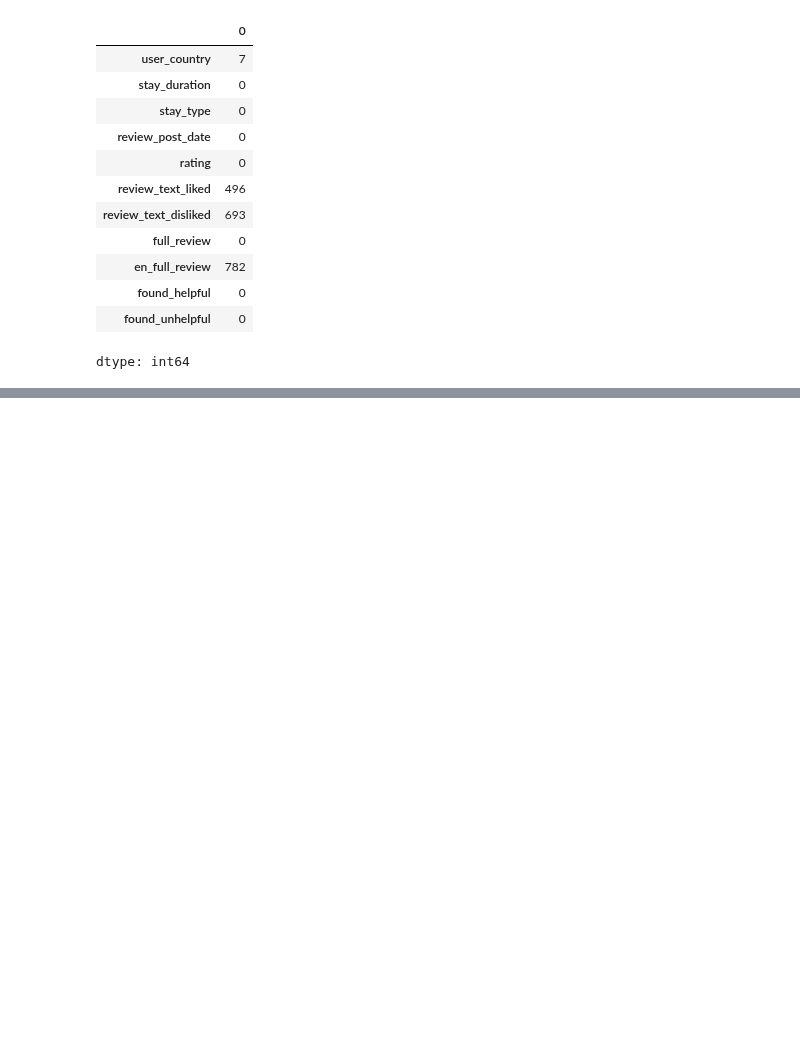
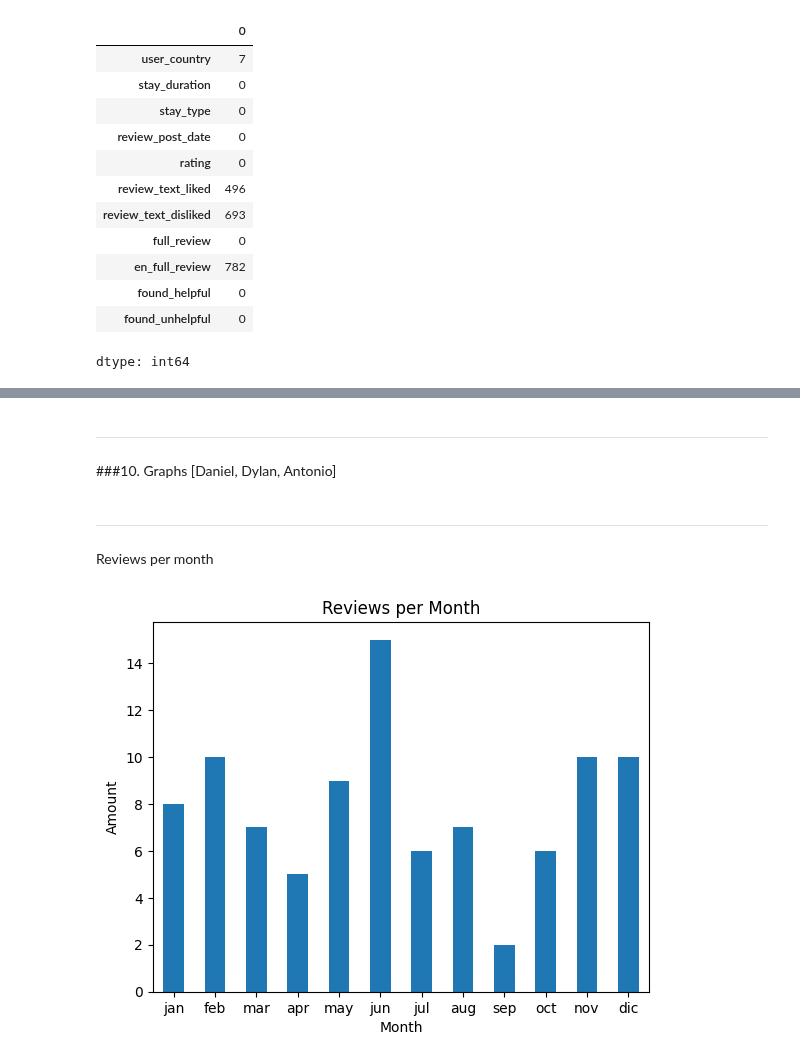
Before and after one commit to danielgancino/act2_si_225_group4, a Jupyter notebook: act2_si_eda_225_group4.ipynb, the cells around one changed output, grey strips where cells are left out. Drawn from its saved outputs; the diff is of its cells as text; code cells hidden in the pictures; blank space fills up the shorter version.

```diff
--- a/act2_si_eda_225_group4.ipynb
+++ b/act2_si_eda_225_group4.ipynb
@@ -122,0 +223,14 @@ dtype: int64
+# %%
+df['review_post_date'] = pd.to_datetime(df['review_post_date'], format="%m-%d-%Y %H:%M:%S")
+
+df['review_year'] = df['review_post_date'].dt.year
+df['review_month'] = df['review_post_date'].dt.month
+
+df = df[[
+    "user_country", "stay_duration", "stay_type",
+    "review_post_date", "review_year", "review_month",
+    "rating", "review_text_liked", "review_text_disliked",
+    "full_review", "en_full_review"
+]]
+
+df
@@ -122,0 +270,3 @@ dtype: int64
+# %%
+df = df.dropna()
+df.isnull().sum()
@@ -122,0 +365,13 @@ dtype: int64
+# %% [markdown]
+------------
+###10. Graphs [Daniel, Dylan, Antonio]
+# %% [markdown]
+------------------
+Reviews per month
+# %%
+months_labels = ['jan', 'feb', 'mar', 'apr', 'may', 'jun', 'jul', 'aug', 'sep', 'oct', 'nov', 'dic']
+df['review_month'].value_counts().reindex(range(1,13), fill_value=0).plot(kind='bar', title='Reviews per Month', xlabel='Month', ylabel='Amount')
+plt.xticks(ticks=range(12), labels=months_labels, rotation=0)
+plt.show()
+# %% [output]
+[figure, added]
```
Also changed, not shown: parts of 32 cells of this notebook.
